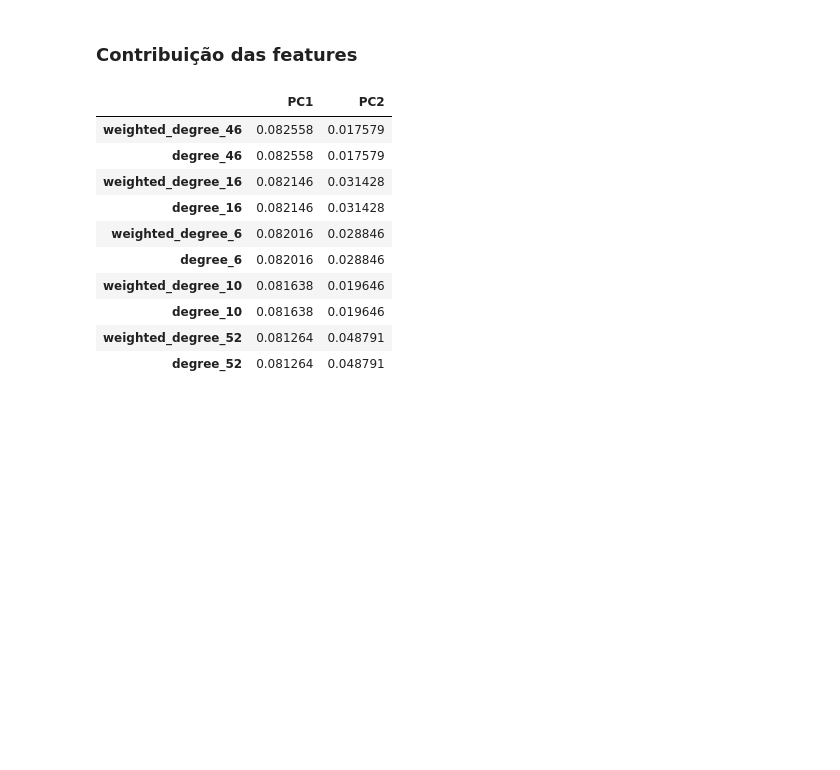
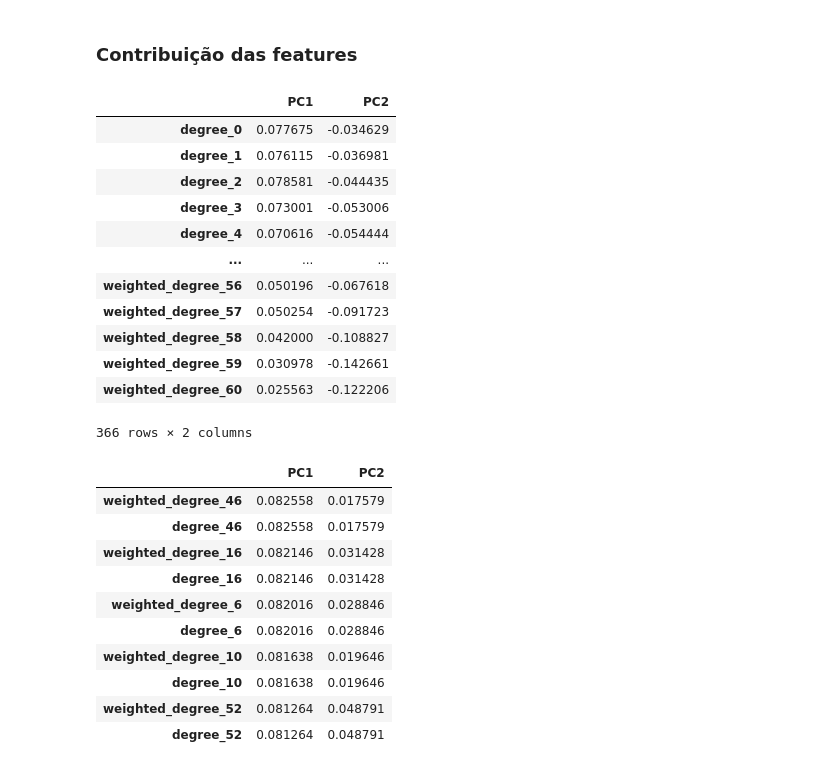
Before and after one commit to annesantos1990/TCC, a Jupyter notebook: notebook/03_pca_node_features.ipynb, the cells around one changed output. Drawn from its saved outputs; the diff is of its cells as text; code cells hidden in the pictures; blank space fills up the shorter version.

```diff
--- a/notebook/03_pca_node_features.ipynb
+++ b/notebook/03_pca_node_features.ipynb
@@ -141,6 +410,22 @@ loadings = pd.DataFrame(
     index=NODE_FEATURES,
     columns=["PC1", "PC2"]
 )
+# %%
+loadings
+# %% [output]
+|  | PC1 | PC2 |
+| degree_0 | 0.077675 | -0.034629 |
+| degree_1 | 0.076115 | -0.036981 |
+| degree_2 | 0.078581 | -0.044435 |
+| degree_3 | 0.073001 | -0.053006 |
+| degree_4 | 0.070616 | -0.054444 |
+| ... | ... | ... |
+| weighted_degree_56 | 0.050196 | -0.067618 |
+| weighted_degree_57 | 0.050254 | -0.091723 |
+| weighted_degree_58 | 0.042000 | -0.108827 |
+| weighted_degree_59 | 0.030978 | -0.142661 |
+| weighted_degree_60 | 0.025563 | -0.122206 |
+366 rows × 2 columns
 # %%
 loadings.abs().sort_values("PC1", ascending=False).head(10)
 # %% [output]
```
Also changed, not shown: parts of 30 cells of this notebook, 4 other files.
